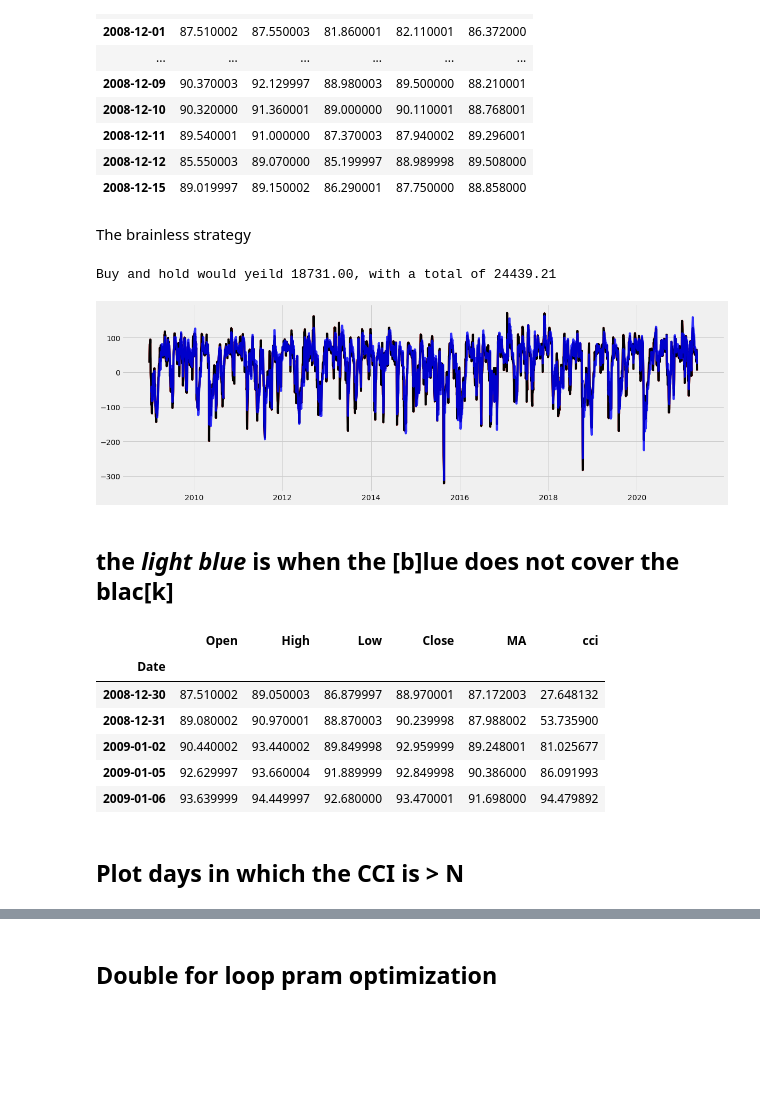
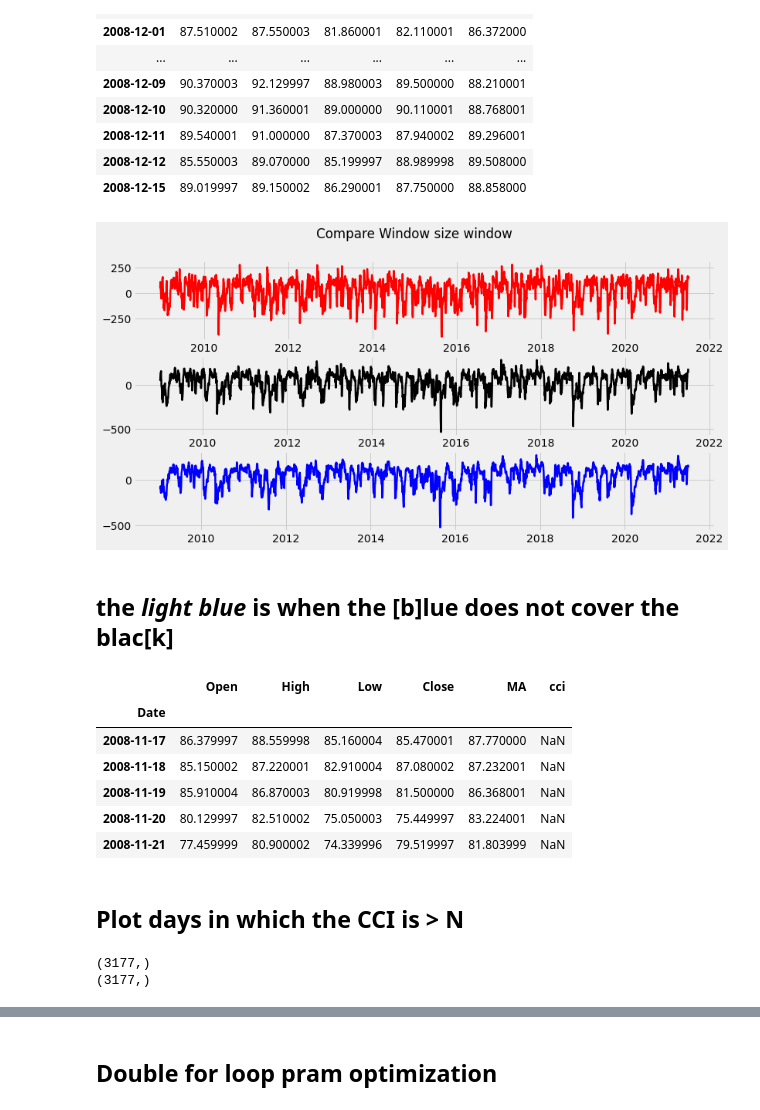
Before and after one commit to alik604/algorithmic-trading, a Jupyter notebook: stock_algo_trading_CCI.ipynb, the cells around one changed output, grey strips where cells are left out. Drawn from its saved outputs; the diff is of its cells as text; code cells hidden in the pictures; blank space fills up the shorter version.

Commit message:
update CCI notebook

```diff
--- a/stock_algo_trading_CCI.ipynb
+++ b/stock_algo_trading_CCI.ipynb
@@ -42,47 +42,25 @@ dataset.head(20)
 | 2008-12-11 | 89.540001 | 91.000000 | 87.370003 | 87.940002 | 89.296001 |
 | 2008-12-12 | 85.550003 | 89.070000 | 85.199997 | 88.989998 | 89.508000 |
 | 2008-12-15 | 89.019997 | 89.150002 | 86.290001 | 87.750000 | 88.858000 |
-# %% [markdown]
-The brainless strategy
-# %%
-def noStrat():
-  df2 = dataset.iloc[0::20] #[1::20] start at 1, every 20th (monthly)
-  invPerMonth = 1000/20
-  total =0
-  shares=0
-  total_invested=invPerMonth
-
-  for i, row in df2.iterrows():
-      numShares = math.floor((invPerMonth)/row.Close.round(2))
-      shares+=numShares
-      invPerMonth -= (row.Close.round(2) * numShares)
-
-      invPerMonth += 1000/20
-      total_invested +=invPerMonth
-
-  resultOfNoStrat = int(dataset.tail(1).Close*shares+invPerMonth)
-  #print("invPerMonth: ",invPerMonth)
-  #print("num of shares" , shares)
-  #print("num of shares * last closing ",int(dataset.tail(1).Close*shares)) #dataset.tail, not df2.tail
-  #print("total: ", (int(dataset.tail(1).Close*shares)+invPerMonth))
-  print(f'Buy and hold would yeild {resultOfNoStrat:.2f}, with a total of {total_invested:.2f}')
-  return resultOfNoStrat
-
-resultOfNoStrat = noStrat()
-# %% [output]
-Buy and hold would yeild 18731.00, with a total of 24439.21
 # %%
-C =0.025#0.015
-cci2 = ta.trend.cci(dataset.High,dataset.Low,dataset.Close, window=30, constant=C,fillna=False) # 'n' is now 'window'; 'c' is not 'constant'... damn API changes. current version on ta broke several notebooks. This is why I rerun past code every few years
-cci3 = ta.trend.cci(dataset.High,dataset.Low,dataset.Close, window=30, constant=C,fillna=False)
-cci4 = ta.trend.cci(dataset.High,dataset.Low,dataset.Close, window=40, constant=C,fillna=False)
+C =0.015#0.015
+cci2 = ta.trend.cci(high=dataset.High, low=dataset.Low, close=dataset.Close, window=20, constant=C, fillna=False) # 'n' is now 'window'; 'c' is not 'constant'... damn API changes. current version on ta broke several notebooks. This is why I rerun past code every few years
+cci3 = ta.trend.cci(high=dataset.High, low=dataset.Low, close=dataset.Close, window=30, constant=C, fillna=False)
+cci4 = ta.trend.cci(high=dataset.High, low=dataset.Low, close=dataset.Close, window=40, constant=C, fillna=False)
 
-fig = plt.figure(figsize=(18,6))
-plt.plot(cci2, color='r')
-plt.plot(cci3, color='k', alpha = 1.0)
-plt.plot(cci4, color='b', alpha = 0.8)
+
+fig, axs = plt.subplots(3, figsize=(12,6))
+fig.suptitle('Compare Window size window')
+# fig.set_figheight(15)
+# fig.set_figwidth(15)
+
+axs[0].plot(cci2, color='r', linewidth=2.5) #, alpha = 1.0)
+# axs[0].plot(cci4, color='b', linewidth=2.5) #, alpha = 0.85)
+
+axs[1].plot(cci3, color='k', linewidth=2.5) #, alpha = 1.0)
+axs[2].plot(cci4, color='b', linewidth=2.5) #, alpha = 0.85)
 plt.show()
 # %% [output]
-[figure, old version]
+[figure, new version]
 # %% [markdown]
 ## the *light blue* is when the [b]lue does not cover the blac[k]
@@ -97,15 +67,20 @@ plt.show()
 # %%
-dataset["cci"] = cci3
-dataset=dataset.dropna()
+dataset["cci"] = cci4
 dataset.head(5)
 # %% [output]
 |  | Open | High | Low | Close | MA | cci |
 | Date |  |  |  |  |  |  |
-| 2008-12-30 | 87.510002 | 89.050003 | 86.879997 | 88.970001 | 87.172003 | 27.648132 |
-| 2008-12-31 | 89.080002 | 90.970001 | 88.870003 | 90.239998 | 87.988002 | 53.735900 |
-| 2009-01-02 | 90.440002 | 93.440002 | 89.849998 | 92.959999 | 89.248001 | 81.025677 |
-| 2009-01-05 | 92.629997 | 93.660004 | 91.889999 | 92.849998 | 90.386000 | 86.091993 |
-| 2009-01-06 | 93.639999 | 94.449997 | 92.680000 | 93.470001 | 91.698000 | 94.479892 |
+| 2008-11-17 | 86.379997 | 88.559998 | 85.160004 | 85.470001 | 87.770000 | NaN |
+| 2008-11-18 | 85.150002 | 87.220001 | 82.910004 | 87.080002 | 87.232001 | NaN |
+| 2008-11-19 | 85.910004 | 86.870003 | 80.919998 | 81.500000 | 86.368001 | NaN |
+| 2008-11-20 | 80.129997 | 82.510002 | 75.050003 | 75.449997 | 83.224001 | NaN |
+| 2008-11-21 | 77.459999 | 80.900002 | 74.339996 | 79.519997 | 81.803999 | NaN |
 # %% [markdown]
 ## Plot days in which the CCI is > N
+# %%
+print(dataset['Close'].shape)
+print(dataset['day_in_market'].shape)
+# %% [output]
+(3177,)
+(3177,)
 # %%
```
Also changed, not shown: parts of 10 cells of this notebook, 4 other files.
